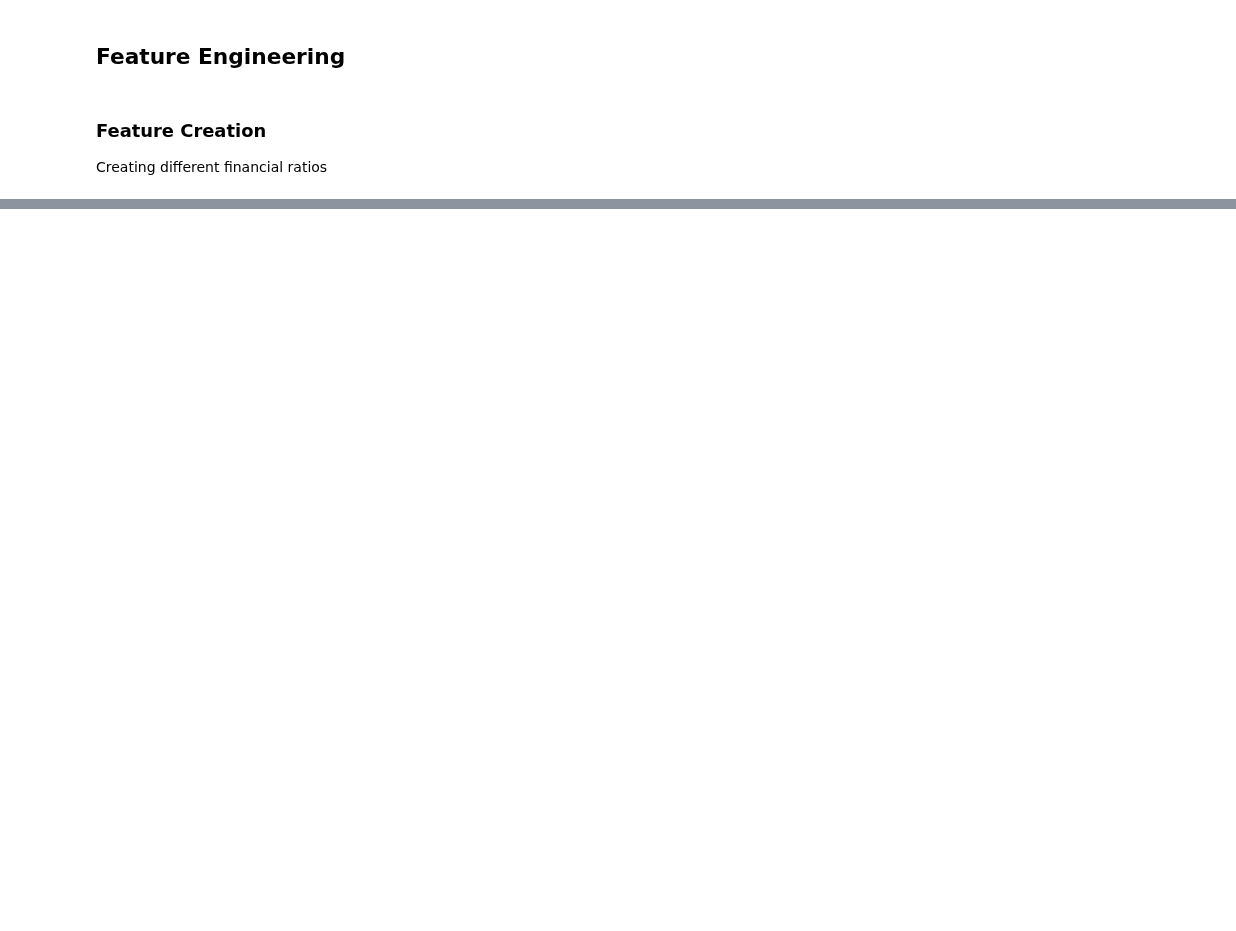
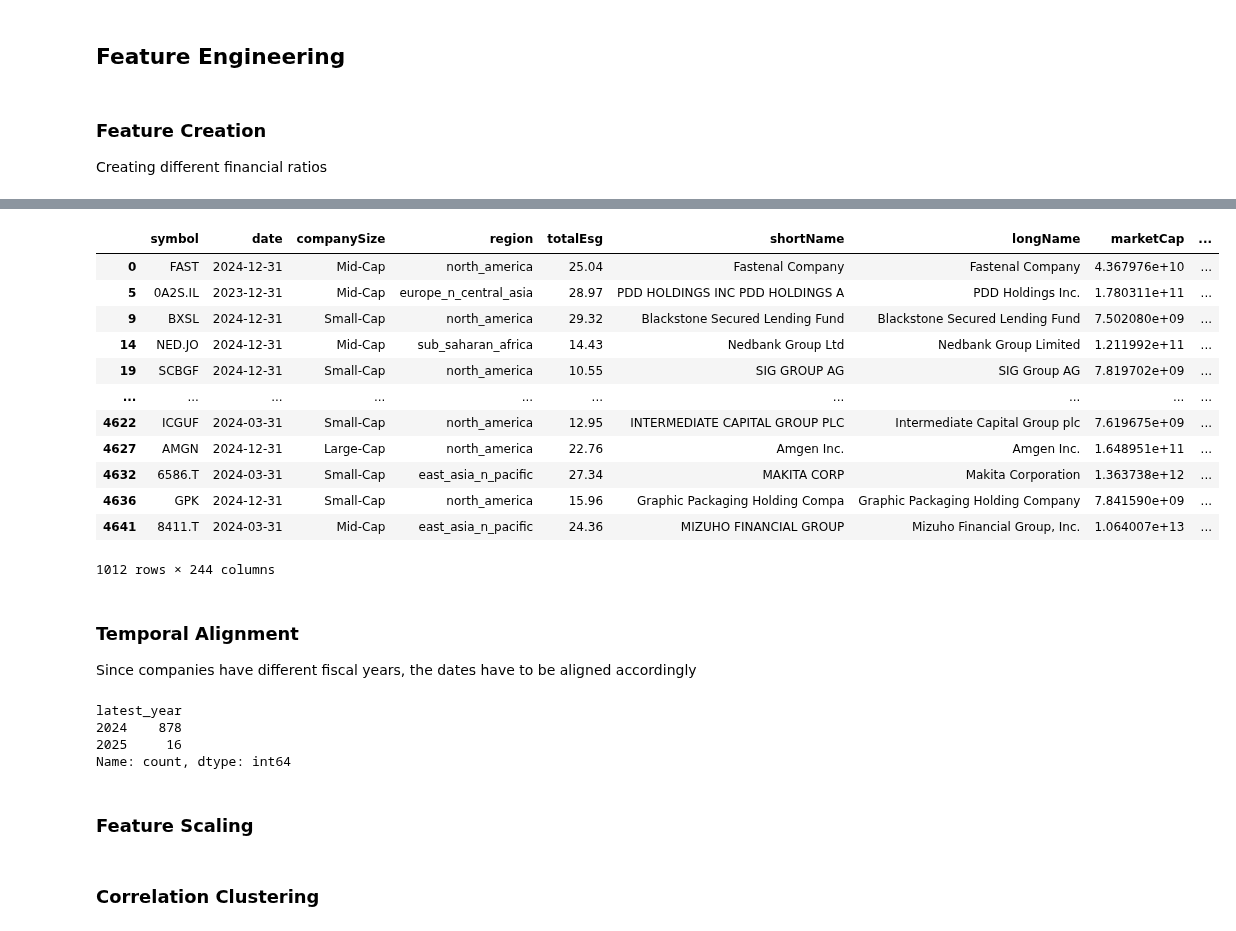
Before and after one commit to NotMishaal/esg-prediction, a Jupyter notebook: notebooks/financials.ipynb, the cells around one changed output, grey strips where cells are left out. Saved outputs shown, nothing was run; the diff lists cells and outputs as text; code cells hidden in the pictures; blank space fills up the shorter version.

Commit message:
align dates

```diff
--- a/notebooks/financials.ipynb
+++ b/notebooks/financials.ipynb
@@ -26,7 +26,7 @@ df.head()
 | 4 | 2020-12-31 | NaN | NaN | NaN | 1400000.0 | ... |
 5 rows × 392 columns
 # %%
-front_columns = ['symbol', 'date', 'companySize', 'region', 'totalEsg', 'shortName', 'longName', 'marketCap', 'cumulativeMarketCapPercentage', 'ratingYear', 'ratingMonth']
+front_columns = ['symbol', 'date', 'companySize', 'region', 'totalEsg', 'shortName', 'longName', 'marketCap', 'cumulativeMarketCapPercentage']
 
 all_columns = df.columns.tolist()
 new_column_order = front_columns + [col for col in all_columns if col not in front_columns]
@@ -188,8 +144,8 @@ Step 2: Peer‑group imputation (region + company size + year)
 Step 3: Global/statistical imputer (median) for any stragglers
 # %%
 # defining columns that should be imputed
-df_sorted = df.sort_values(by=['symbol', 'ratingYear'], ascending=True)
-meta_numeric = ['date', 'latest_date', 'latest_year', 'ratingYear', 'ratingMonth', 'totalEsg', 'environmentScore', 'socialScore', 'governanceScore']
+df_sorted = df.sort_values(by=['symbol', 'latest_year'], ascending=True)
+meta_numeric = ['date', 'latest_date', 'latest_year', 'totalEsg', 'environmentScore', 'socialScore', 'governanceScore']
 
 cols_to_impute = df_sorted.select_dtypes(include=np.number).columns.tolist()
 # remove identifiers/targets if they are numeric and shouldn't be imputed this way
@@ -326,0 +340,20 @@ for name, (num_cols, den_col) in financial_ratios.items():
+# %%
+df_latest.sort_index()
+# %% [output]
+|  | symbol | date | companySize | region | totalEsg | shortName | longName | marketCap | ... |
+| 0 | FAST | 2024-12-31 | Mid-Cap | north_america | 25.04 | Fastenal Company | Fastenal Company | 4.367976e+10 | ... |
+| 5 | 0A2S.IL | 2023-12-31 | Mid-Cap | europe_n_central_asia | 28.97 | PDD HOLDINGS INC PDD HOLDINGS A | PDD Holdings Inc. | 1.780311e+11 | ... |
+| 9 | BXSL | 2024-12-31 | Small-Cap | north_america | 29.32 | Blackstone Secured Lending Fund | Blackstone Secured Lending Fund | 7.502080e+09 | ... |
+| 14 | NED.JO | 2024-12-31 | Mid-Cap | sub_saharan_africa | 14.43 | Nedbank Group Ltd | Nedbank Group Limited | 1.211992e+11 | ... |
+| 19 | SCBGF | 2024-12-31 | Small-Cap | north_america | 10.55 | SIG GROUP AG | SIG Group AG | 7.819702e+09 | ... |
+| ... | ... | ... | ... | ... | ... | ... | ... | ... | ... |
+| 4622 | ICGUF | 2024-03-31 | Small-Cap | north_america | 12.95 | INTERMEDIATE CAPITAL GROUP PLC | Intermediate Capital Group plc | 7.619675e+09 | ... |
+| 4627 | AMGN | 2024-12-31 | Large-Cap | north_america | 22.76 | Amgen Inc. | Amgen Inc. | 1.648951e+11 | ... |
+| 4632 | 6586.T | 2024-03-31 | Small-Cap | east_asia_n_pacific | 27.34 | MAKITA CORP | Makita Corporation | 1.363738e+12 | ... |
+| 4636 | GPK | 2024-12-31 | Small-Cap | north_america | 15.96 | Graphic Packaging Holding Compa | Graphic Packaging Holding Company | 7.841590e+09 | ... |
+| 4641 | 8411.T | 2024-03-31 | Mid-Cap | east_asia_n_pacific | 24.36 | MIZUHO FINANCIAL GROUP | Mizuho Financial Group, Inc. | 1.064007e+13 | ... |
+1012 rows × 244 columns
+# %% [markdown]
+### Temporal Alignment
+
+Since companies have different fiscal years, the dates have to be aligned accordingly
@@ -326,0 +363,11 @@ for name, (num_cols, den_col) in financial_ratios.items():
+# %%
+df_latest['latest_year'].value_counts()
+# %% [output]
+latest_year
+2024    878
+2025     16
+Name: count, dtype: int64
+# %% [markdown]
+### Feature Scaling
+# %% [markdown]
+### Correlation Clustering
```
Also changed, not shown: parts of 8 cells of this notebook.
